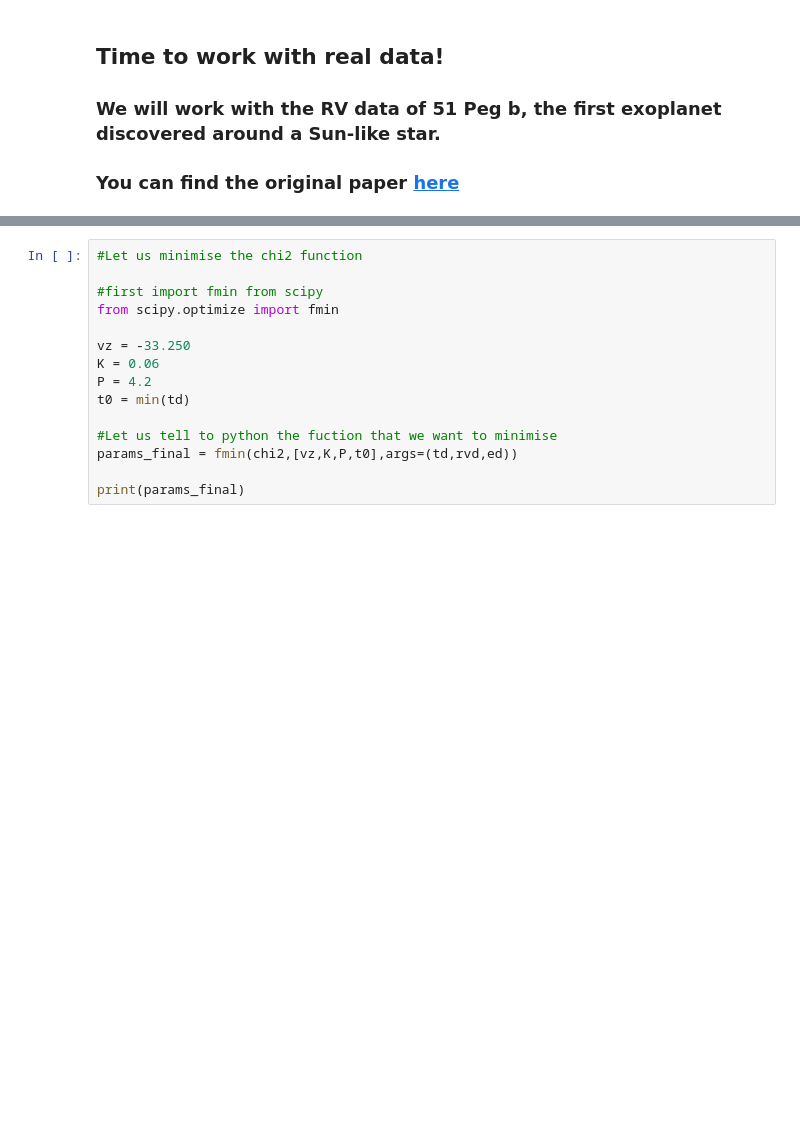
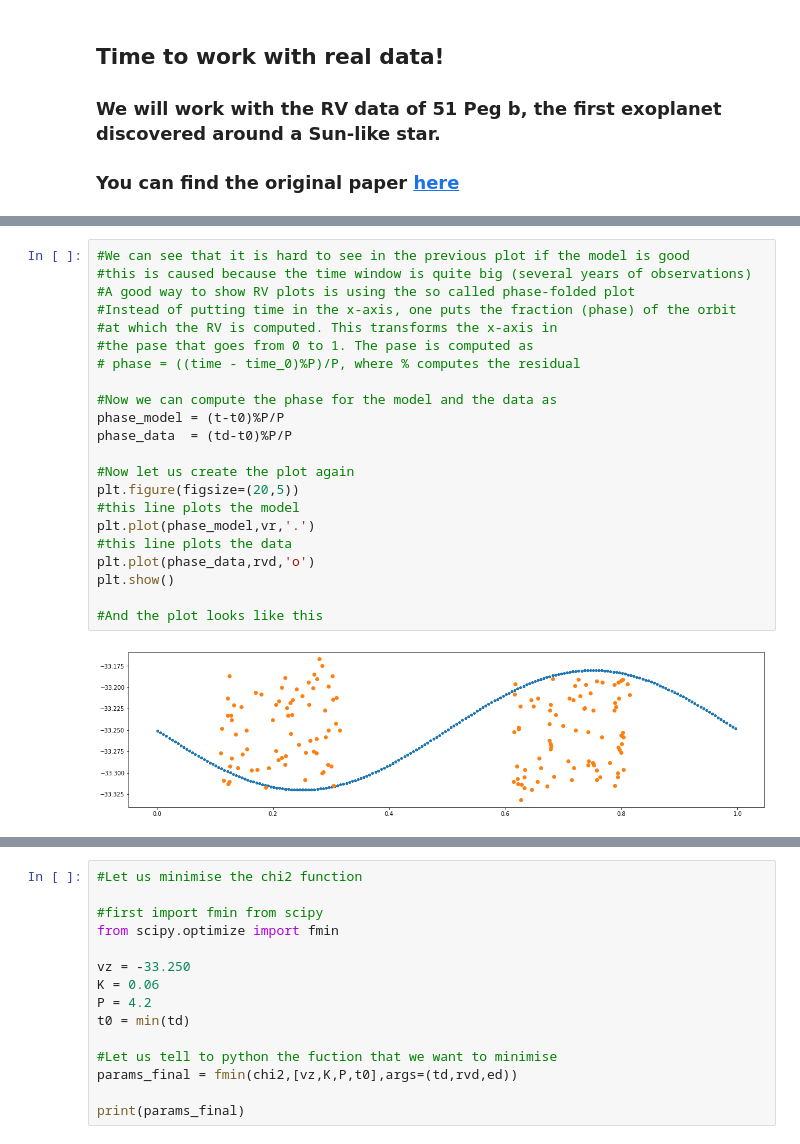
Before and after one commit to oscaribv/exoplanetas_y_otros_demonios, a Jupyter notebook: 51Pegb.ipynb, the cells around one changed output, grey strips where cells are left out. Cells and saved outputs as stored; diff of their text form; blank space fills up the shorter version.

```diff
--- a/51Pegb.ipynb
+++ b/51Pegb.ipynb
@@ -98,0 +118,24 @@ print(chi)
+# %%
+#We can see that it is hard to see in the previous plot if the model is good
+#this is caused because the time window is quite big (several years of observations)
+#A good way to show RV plots is using the so called phase-folded plot
+#Instead of putting time in the x-axis, one puts the fraction (phase) of the orbit
+#at which the RV is computed. This transforms the x-axis in
+#the pase that goes from 0 to 1. The pase is computed as
+# phase = ((time - time_0)%P)/P, where % computes the residual
+
+#Now we can compute the phase for the model and the data as
+phase_model = (t-t0)%P/P
+phase_data  = (td-t0)%P/P
+
+#Now let us create the plot again
+plt.figure(figsize=(20,5))
+#this line plots the model
+plt.plot(phase_model,vr,'.')
+#this line plots the data
+plt.plot(phase_data,rvd,'o')
+plt.show()
+
+#And the plot looks like this
+# %% [output]
+[figure, added]
```
Also changed, not shown: parts of 10 cells of this notebook.
